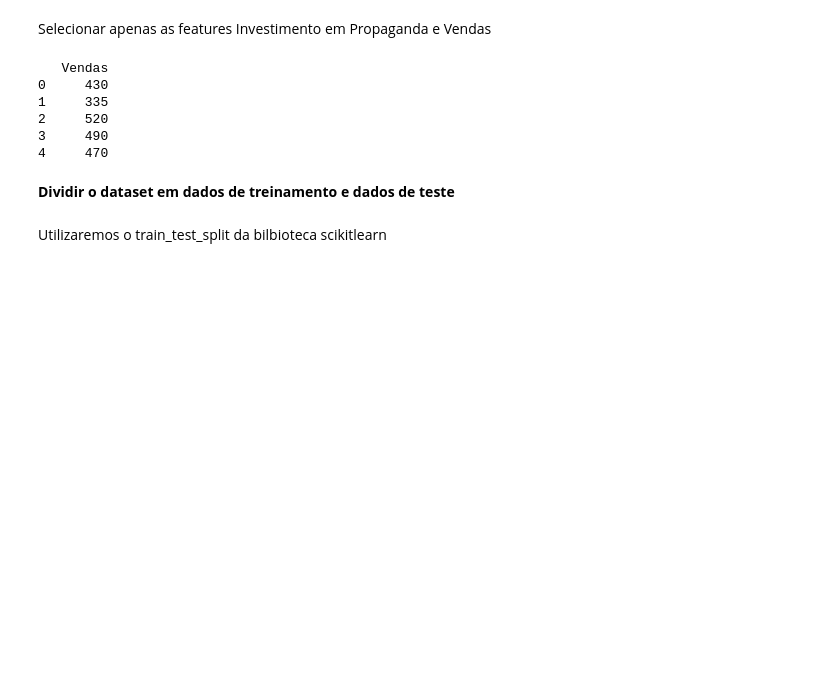
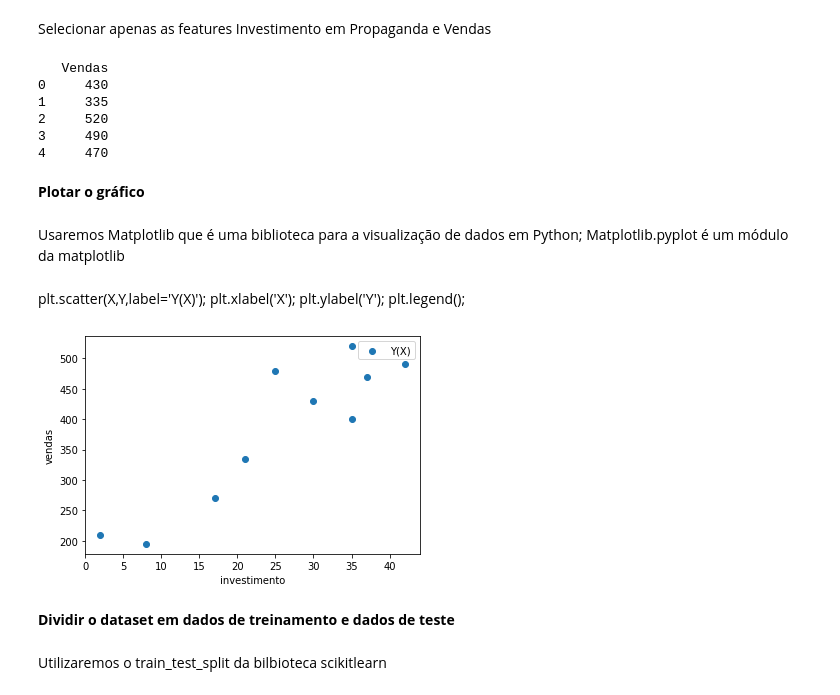
Before and after one commit to leonardorsolar/intelligence-artificial, a Jupyter notebook: RegressaoLinear.ipynb, the cells around one changed output. Saved outputs shown, nothing was run; the diff lists cells and outputs as text; code cells hidden in the pictures; blank space fills up the shorter version.

```diff
--- a/RegressaoLinear.ipynb
+++ b/RegressaoLinear.ipynb
@@ -103,3 +107,7 @@ print(vendas.head())
 2     520
 3     490
 4     470
+# %% [markdown]
+**Plotar o gráfico**
+# %% [markdown]
+Usaremos Matplotlib que é uma biblioteca para a visualização de dados em Python; Matplotlib.pyplot é um módulo da matplotlib
@@ -106,3 +116,15 @@ print(vendas.head())
+# %% [markdown]
+plt.scatter(X,Y,label='Y(X)');
+plt.xlabel('X');
+plt.ylabel('Y');
+plt.legend();
+# %%
+plt.scatter(investimento,vendas,label='Y(X)');
+plt.xlabel('investimento');
+plt.ylabel('vendas');
+plt.legend();
+# %% [output]
+[figure, added]
 # %% [markdown]
 **Dividir o dataset em dados de treinamento e dados de teste**
 # %% [markdown]
```
Also changed, not shown: parts of 16 cells of this notebook.
